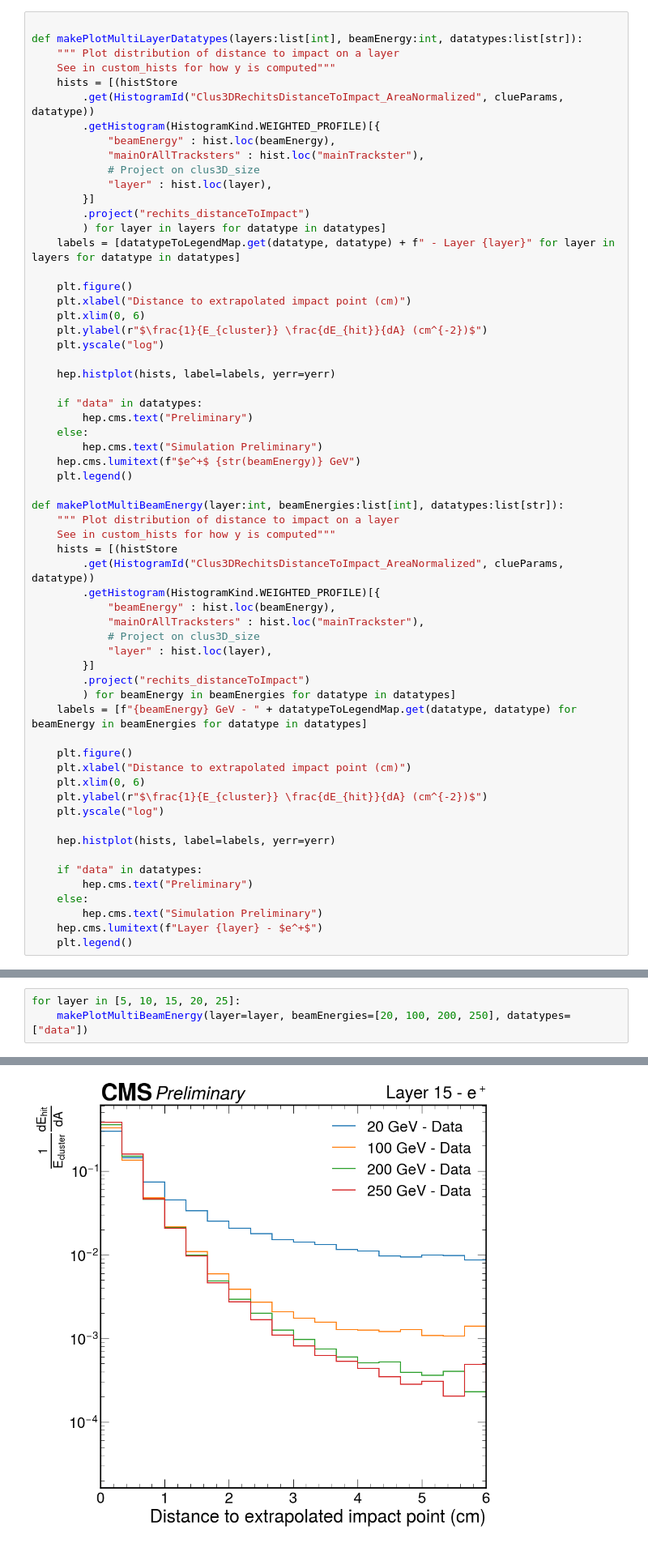
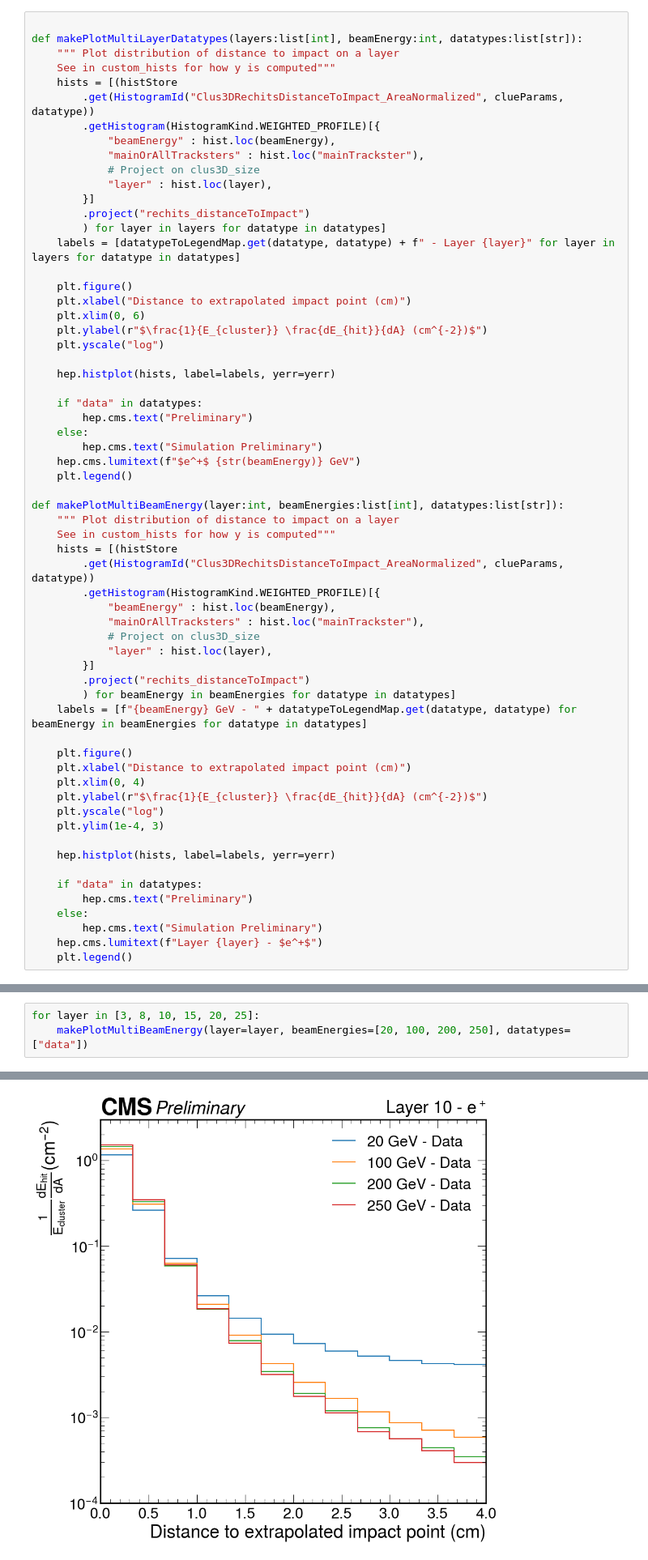
Before and after one commit to tcuisset/HgcalClue3DClusteringPlotting, a Jupyter notebook: notebooks/clue3D-results/transverseProfile/distanceToImpact.ipynb, the cells around one changed output, grey strips where cells are left out. Shown at 81% size. Saved outputs shown, nothing was run; the diff lists cells and outputs as text.

```diff
--- a/notebooks/clue3D-results/transverseProfile/distanceToImpact.ipynb
+++ b/notebooks/clue3D-results/transverseProfile/distanceToImpact.ipynb
@@ -187,9 +187,10 @@ def makePlotMultiBeamEnergy(layer:int, beamEnergies:list[int], datatypes:list[st
 
     plt.figure()
     plt.xlabel("Distance to extrapolated impact point (cm)")
-    plt.xlim(0, 6)
+    plt.xlim(0, 4)
     plt.ylabel(r"$\frac{1}{E_{cluster}} \frac{dE_{hit}}{dA} (cm^{-2})$")
     plt.yscale("log")
+    plt.ylim(1e-4, 3)
 
     hep.histplot(hists, label=labels, yerr=yerr)
 
@@ -233,4 +234,4 @@ makePlotMultiBeamEnergy(layer=5, beamEnergies=[20, 100, 200, 250], datatypes=["d
 # %%
-for layer in [5, 10, 15, 20, 25]:
+for layer in [3, 8, 10, 15, 20, 25]:
     makePlotMultiBeamEnergy(layer=layer, beamEnergies=[20, 100, 200, 250], datatypes=["data"])
 # %% [output]
@@ -239 +240 @@ for layer in [5, 10, 15, 20, 25]:
-[figure, old version]
+[figure, new version]
```
Also changed, not shown: parts of 5 cells of this notebook, 7 other files.
